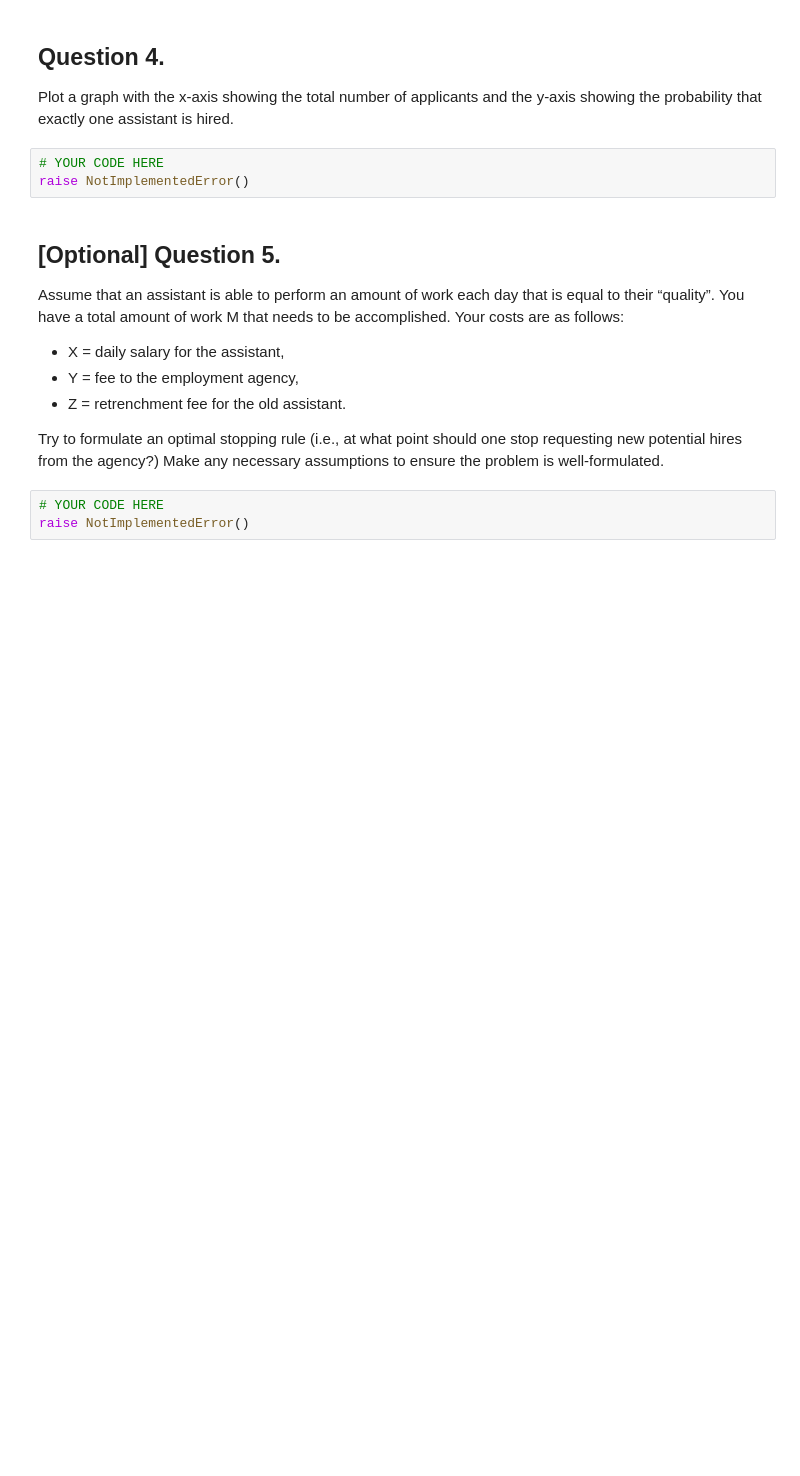
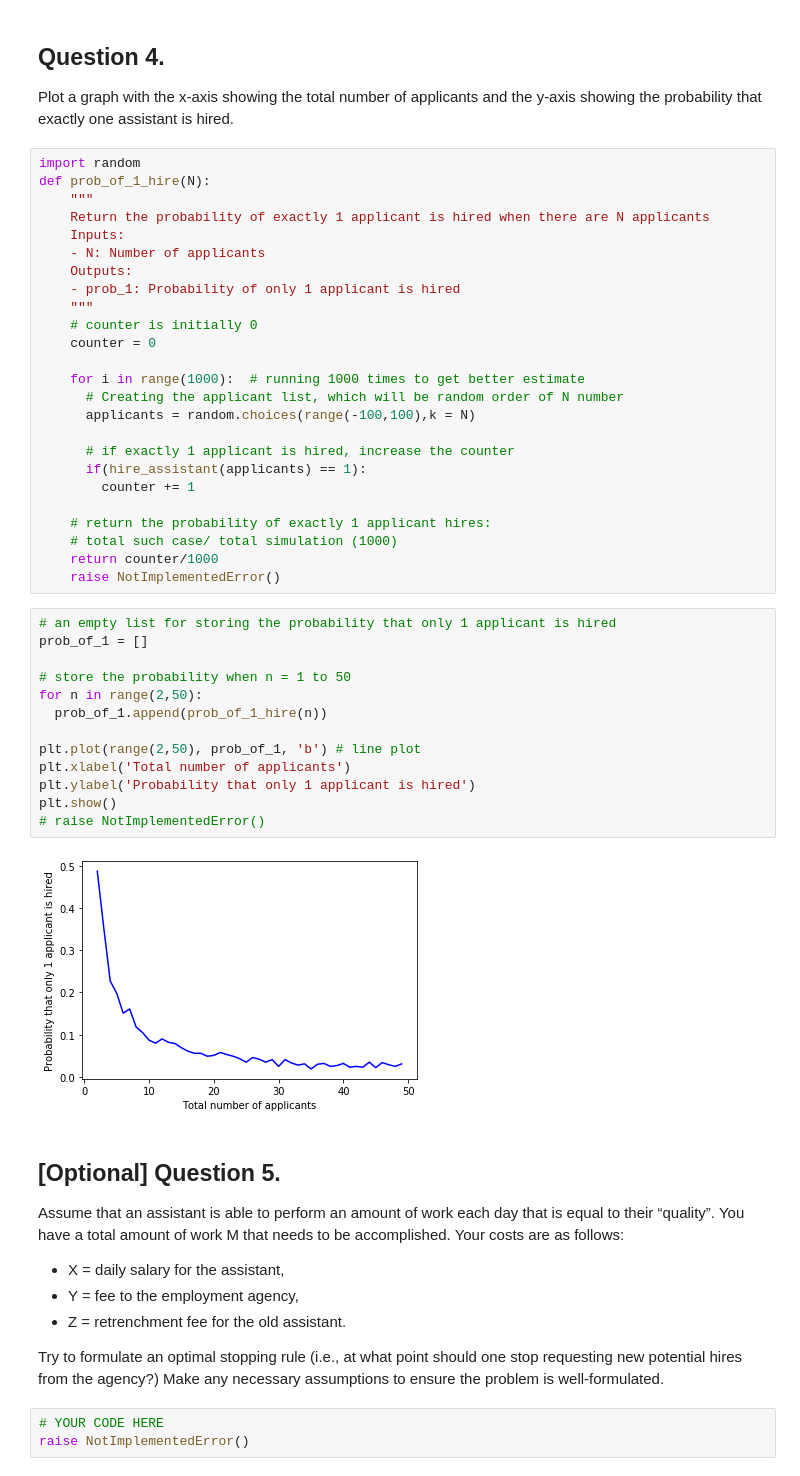
Before and after one commit to mahmud-nobe/CS110_pcw, a Jupyter notebook: CS110_Pre_Class_Work_4.2.ipynb, the cells around one changed output. Saved outputs shown, nothing was run; the diff lists cells and outputs as text; blank space fills up the shorter version.

```diff
--- a/CS110_Pre_Class_Work_4.2.ipynb
+++ b/CS110_Pre_Class_Work_4.2.ipynb
@@ -75,9 +131,46 @@ raise NotImplementedError()
 ## Question 4.
 
 Plot a graph with the x-axis showing the total number of applicants and the y-axis showing the probability that exactly one assistant is hired.
-# %%
-# YOUR CODE HERE
-raise NotImplementedError()
+# %%
+import random
+def prob_of_1_hire(N):
+    """
+    Return the probability of exactly 1 applicant is hired when there are N applicants
+    Inputs:
+    - N: Number of applicants
+    Outputs:
+    - prob_1: Probability of only 1 applicant is hired
+    """
+    # counter is initially 0
+    counter = 0
+
+    for i in range(1000):  # running 1000 times to get better estimate
+      # Creating the applicant list, which will be random order of N number
+      applicants = random.choices(range(-100,100),k = N)
+
+      # if exactly 1 applicant is hired, increase the counter
+      if(hire_assistant(applicants) == 1):
+        counter += 1
+
+    # return the probability of exactly 1 applicant hires:
+    # total such case/ total simulation (1000)
+    return counter/1000
+    raise NotImplementedError()
+# %%
+# an empty list for storing the probability that only 1 applicant is hired
+prob_of_1 = []
+
+# store the probability when n = 1 to 50
+for n in range(2,50):
+  prob_of_1.append(prob_of_1_hire(n))
+
+plt.plot(range(2,50), prob_of_1, 'b') # line plot
+plt.xlabel('Total number of applicants')
+plt.ylabel('Probability that only 1 applicant is hired')
+plt.show()
+# raise NotImplementedError()
+# %% [output]
+[figure, added]
 # %% [markdown]
 ## [Optional] Question 5.
 Assume that an assistant is able to perform an amount of work each day that is equal to their “quality”. You have a total amount of work M that needs to be accomplished. Your costs are as follows:
```
Also changed, not shown: parts of 19 cells of this notebook.
